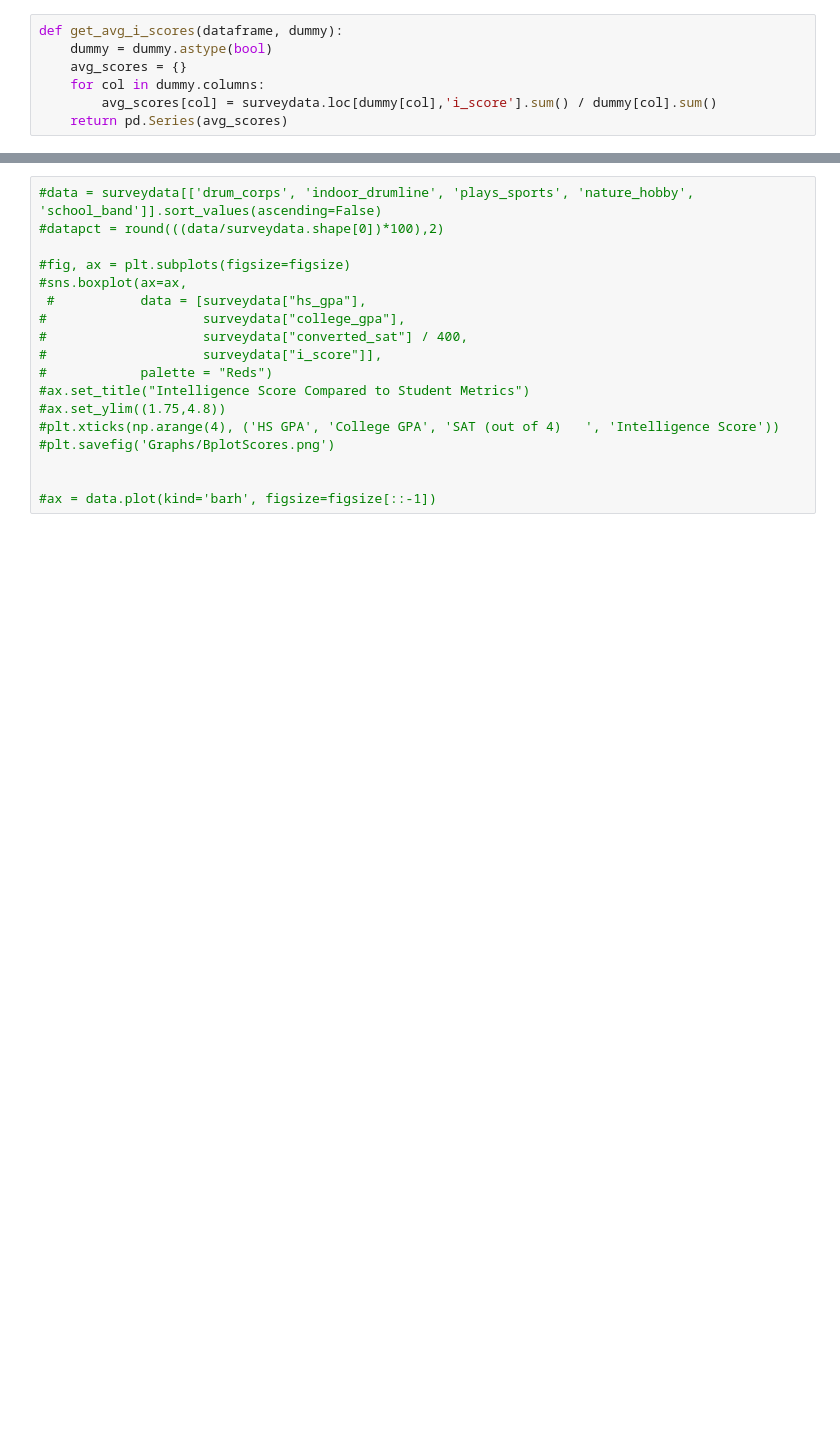
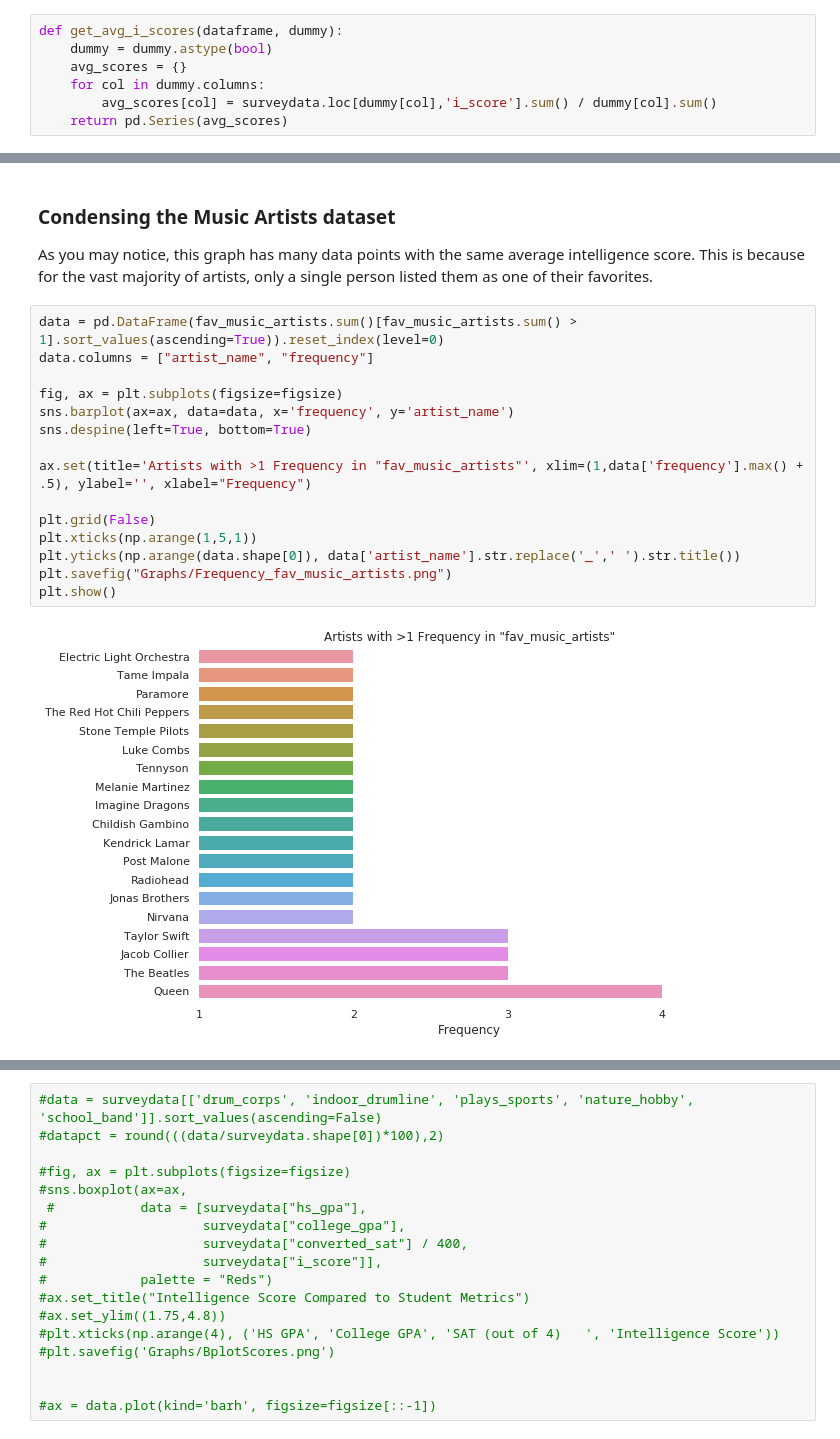
Before and after one commit to dennisfarmer/Factors-of-Academic-Success, a Jupyter notebook: eda.ipynb, the cells around one changed output, grey strips where cells are left out. Drawn from its saved outputs; the diff is of its cells as text; blank space fills up the shorter version.

```diff
--- a/eda.ipynb
+++ b/eda.ipynb
@@ -503,0 +521,20 @@ plt.show()
+# %% [markdown]
+### Condensing the Music Artists dataset
+As you may notice, this graph has many data points with the same average intelligence score. This is because for the vast majority of artists, only a single person listed them as one of their favorites.
+# %%
+data = pd.DataFrame(fav_music_artists.sum()[fav_music_artists.sum() > 1].sort_values(ascending=True)).reset_index(level=0)
+data.columns = ["artist_name", "frequency"]
+
+fig, ax = plt.subplots(figsize=figsize)
+sns.barplot(ax=ax, data=data, x='frequency', y='artist_name')
+sns.despine(left=True, bottom=True)
+
+ax.set(title='Artists with >1 Frequency in "fav_music_artists"', xlim=(1,data['frequency'].max() + .5), ylabel='', xlabel="Frequency")
+
+plt.grid(False)
+plt.xticks(np.arange(1,5,1))
+plt.yticks(np.arange(data.shape[0]), data['artist_name'].str.replace('_',' ').str.title())
+plt.savefig("Graphs/Frequency_fav_music_artists.png")
+plt.show()
+# %% [output]
+[figure, added]
```
Also changed, not shown: parts of 21 cells of this notebook, 11 other files.
